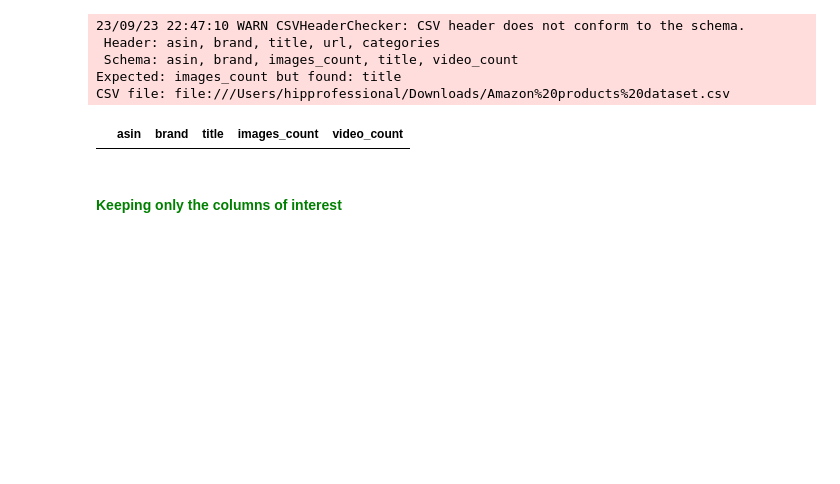
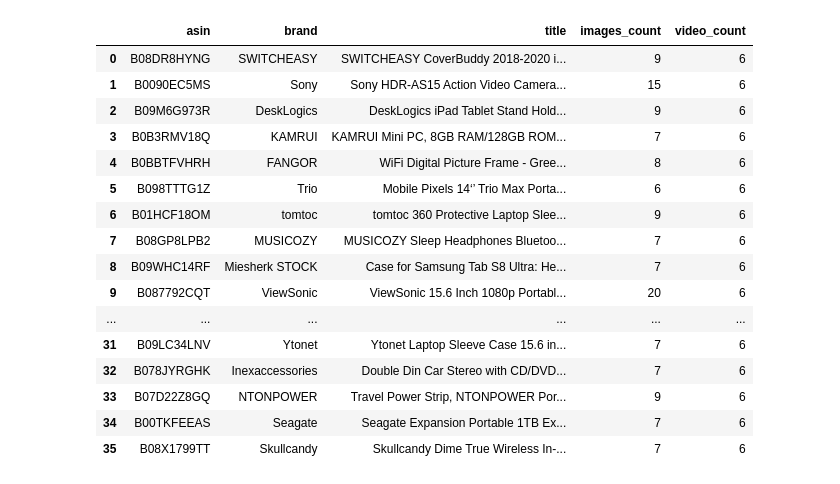
Before and after one commit to karantha-kur/Amazon-Product-Analysis, a Jupyter notebook: Amazon Product Analysis.ipynb, the cells around one changed output. Cells and saved outputs as stored; diff of their text form; code cells hidden in the pictures; blank space fills up the shorter version.

```diff
--- a/Amazon Product Analysis.ipynb
+++ b/Amazon Product Analysis.ipynb
@@ -125,22 +24,21 @@ To adjust logging level use sc.setLogLevel(newLevel). For SparkR, use setLogLeve
 # %%
-# Define the schema
+# Define the schema of the datastamp being used along with data_type
 schema = StructType([
     StructField("timestamp", DateType(), True),
-    StructField("asin", StringType(), True),
+    StructField("asin", StringType(), True),  # Stands for Amazon Standard Identification Number
     StructField("brand", StringType(), True),
     StructField("buybox_seller", StringType(), True),
     StructField("final_price", StringType(), True),
     StructField("number_of_sellers", IntegerType(), True),
     StructField("root_bs_rank", IntegerType(), True),
     StructField("reviews_count", IntegerType(), True),
-    StructField("ISBN10", StringType(), True),
     StructField("currency", StringType(), True),
     StructField("image_url", StringType(), True),
     StructField("images_count", IntegerType(), True),
     StructField("title", StringType(), True),
     StructField("url", StringType(), True),
     StructField("video_count", IntegerType(), True),
-    StructField("category_tree", StringType(), True),
+    StructField("categories", StringType(), True),
     StructField("item_weight", StringType(), True),
     StructField("rating", DoubleType(), True),
     StructField("top_review", StringType(), True),
@@ -159,32 +57,26 @@ schema = StructType([
     StructField("plus_content", StringType(), True),
     StructField("upc", StringType(), True),
     StructField("video", StringType(), True),
+    StructField("seller_name", StringType(), True),
+    StructField("ISBN10", StringType(), True),
+    StructField("domain", StringType(), True),
+    StructField("variations", StringType(), True),
+    StructField("delivery", StringType(), True),
+    StructField("final_price_high", StringType(), True),
+    StructField("features", StringType(), True),
+    StructField("format", StringType(), True),
+    StructField("buybox_prices", StringType(), True)
 ])
 # %%
-# Define the file path
-file_path = '/Users/hipprofessional/Downloads/Amazon products dataset.csv'
-
-# Start the timer
+file_path = '/Users/hipprofessional/Documents/Placement/Projects/Amazon Product Analysis (PySpark)/Amazon products dataset.csv'
 start_time = time.time()
-
-# Read the CSV file into a DataFrame
-df = spark.read.csv(file_path, schema=schema, header=True, quote='"', escape='"')
-
-# End the timer
+df = spark.read.csv(file_path, schema = schema, header = True, quote= '"', escape= '"')
 end_time = time.time()
 
-# Calculate the execution time
+# This is done to calculate the execution time
 execution_time = end_time - start_time
-
-# Get the number of rows
 num_rows = df.count()
-
-# Get the number of columns
 num_columns = len(df.columns)
-
-# Display the shape
 print("Shape: {} rows and {} columns".format(num_rows, num_columns))
-
-# Print the execution time
 print("Execution Time using PySpark:", execution_time, "seconds")
 # %% [output]
@@ -197,6 +85,6 @@ Execution Time using PySpark: 1.5912888050079346 seconds
 # %%
 # Displaying a maximum of 34 columns so that we can scroll through our entire dataset horizontally
-pd.options.display.max_columns = 34
+pd.options.display.max_columns = 41
 # %%
 # Checking out the first 3 rows of the dataframe
 df.limit(6).toPandas()
@@ -278,12 +177,22 @@ CSV file: file:///Users/hipprofessional/Downloads/Amazon%20products%20dataset.cs
 # %%
-df.filter((col('images_count') > 5) & (col('video_count') > 5)).select('asin', 'brand', 'title', 'images_count', 'video_count').limit(5).toPandas()
+# Filtering the dataframe for products with more than 5 images and 5 videos
+df.filter((col('images_count') > 5) & (col('video_count') > 5)).select('asin', 'brand', 'title', 'images_count', 'video_count').toPandas()
 # %% [output]
-23/09/23 22:47:10 WARN CSVHeaderChecker: CSV header does not conform to the schema.
- Header: asin, brand, title, url, categories
- Schema: asin, brand, images_count, title, video_count
-Expected: images_count but found: title
-CSV file: file:///Users/hipprofessional/Downloads/Amazon%20products%20dataset.csv
 |  | asin | brand | title | images_count | video_count |
+| 0 | B08DR8HYNG | SWITCHEASY | SWITCHEASY CoverBuddy 2018-2020 i... | 9 | 6 |
+| 1 | B0090EC5MS | Sony | Sony HDR-AS15 Action Video Camera... | 15 | 6 |
+| 2 | B09M6G973R | DeskLogics | DeskLogics iPad Tablet Stand Hold... | 9 | 6 |
+| 3 | B0B3RMV18Q | KAMRUI | KAMRUI Mini PC, 8GB RAM/128GB ROM... | 7 | 6 |
+| 4 | B0BBTFVHRH | FANGOR | WiFi Digital Picture Frame - Gree... | 8 | 6 |
+| 5 | B098TTTG1Z | Trio | Mobile Pixels 14‘’ Trio Max Porta... | 6 | 6 |
+| 6 | B01HCF18OM | tomtoc | tomtoc 360 Protective Laptop Slee... | 9 | 6 |
+| 7 | B08GP8LPB2 | MUSICOZY | MUSICOZY Sleep Headphones Bluetoo... | 7 | 6 |
+| 8 | B09WHC14RF | Miesherk STOCK | Case for Samsung Tab S8 Ultra: He... | 7 | 6 |
+| 9 | B087792CQT | ViewSonic | ViewSonic 15.6 Inch 1080p Portabl... | 20 | 6 |
+| ... | ... | ... | ... | ... | ... |
+| 31 | B09LC34LNV | Ytonet | Ytonet Laptop Sleeve Case 15.6 in... | 7 | 6 |
+| 32 | B078JYRGHK | Inexaccessories | Double Din Car Stereo with CD/DVD... | 7 | 6 |
+| 33 | B07D22Z8GQ | NTONPOWER | Travel Power Strip, NTONPOWER Por... | 9 | 6 |
+| 34 | B00TKFEEAS | Seagate | Seagate Expansion Portable 1TB Ex... | 7 | 6 |
+| 35 | B08X1799TT | Skullcandy | Skullcandy Dime True Wireless In-... | 7 | 6 |
-# %% [markdown]
-#### <font color='green'>Keeping only the columns of interest</font>
 # %%
```
Also changed, not shown: parts of 48 cells of this notebook, 1 other file.
